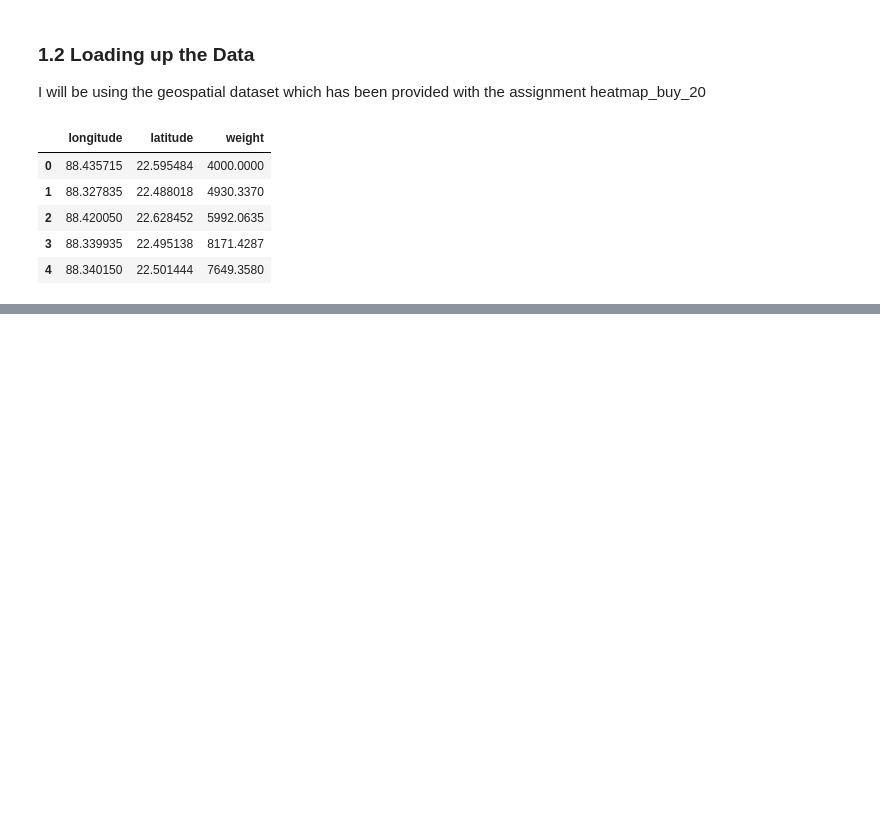
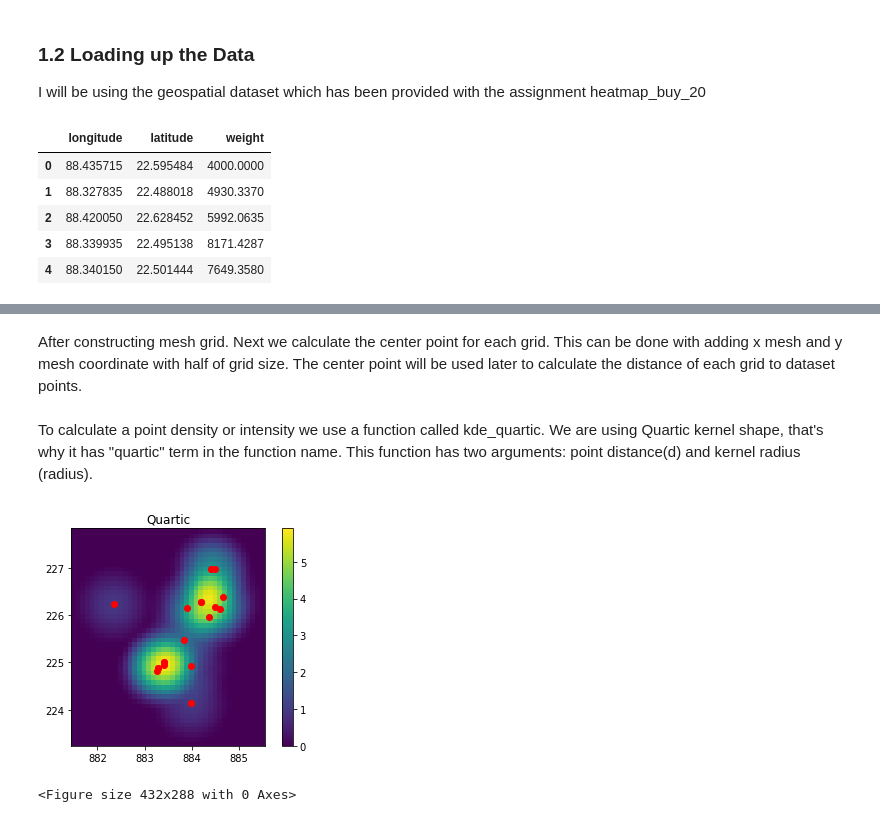
Before and after one commit to the-kezian-diary/GeoSpatial_HeatMaps_Python, a Jupyter notebook: main.ipynb, the cells around one changed output, grey strips where cells are left out. Drawn from its saved outputs; the diff is of its cells as text; code cells hidden in the pictures; blank space fills up the shorter version.

```diff
--- a/main.ipynb
+++ b/main.ipynb
@@ -60,0 +78,4 @@ map.save('heatmap.html')
+# %%
+# Let's Define our Grid size and Kernel radius
+grid_size=0.1
+radius=0.9
@@ -60,0 +94,61 @@ map.save('heatmap.html')
+# %% [markdown]
+After constructing mesh grid. Next we calculate the center point for each grid. This can be done with adding x mesh and y mesh coordinate with half of grid size. The center point will be used later to calculate the distance of each grid to dataset points.
+# %%
+x_center=x_mesh+(grid_size/2)
+y_center=y_mesh+(grid_size/2)
+# %% [markdown]
+To calculate a point density or intensity we use a function called kde_quartic. We are using Quartic kernel shape, that's why it has "quartic" term in the function name. This function has two arguments: point distance(d) and kernel radius (radius).
+# %%
+# Quartic Kernel Shape
+def kde_quartic(d,h):
+    dn=d/h
+    P=(15/16)*(1-dn**2)**2
+    return P
+
+# Gaussian Kernel Shape
+def kde_gaussian(d,h):
+    dn =d/h
+    P=(1/np.sqrt(2*np.pi))*(np.exp(-(dn**2)/2))
+    return P
+# %%
+# Quartic Kernel
+
+q_intensity_list=[]
+for j in range(len(x_center)):
+    q_intensity_row=[]
+    for k in range(len(x_center[0])):
+        q_kde_value_list=[]
+        q_weight_value_list =[]
+        for i in range(len(longitude)):
+            #CALCULATE DISTANCE
+            d=math.sqrt((x_center[j][k]-longitude[i])**2+(y_center[j][k]-lattitude[i])**2)
+            if d<=radius:
+                p=kde_quartic(d,radius)
+            else:
+                p=0
+            q_kde_value_list.append(p)
+
+            if x_center[j][k] == longitude[i] and y_center[j][k] == lattitude[i]:
+                w=weights[i]
+            else:
+                w=0
+            q_weight_value_list.append(w)
+
+        #SUM ALL INTENSITY VALUE
+        q_p_total=sum(q_kde_value_list) + sum(q_weight_value_list)
+        q_intensity_row.append(q_p_total)
+    q_intensity_list.append(q_intensity_row)
+
+# Drawing heatmap
+q_plt = plt
+q_intensity=np.array(q_intensity_list)
+q_plt.plot(longitude,lattitude,'ro')
+q_plt.pcolormesh(x_mesh,y_mesh,q_intensity)
+q_plt.axis('scaled')
+q_plt.colorbar()
+q_plt.title("Quartic")
+q_plt.show()
+q_plt.savefig('Quartic_heatmap.png')
+# %% [output]
+[figure, added]
+<Figure size 432x288 with 0 Axes>
```
Also changed, not shown: parts of 9 cells of this notebook, 2 other files.
